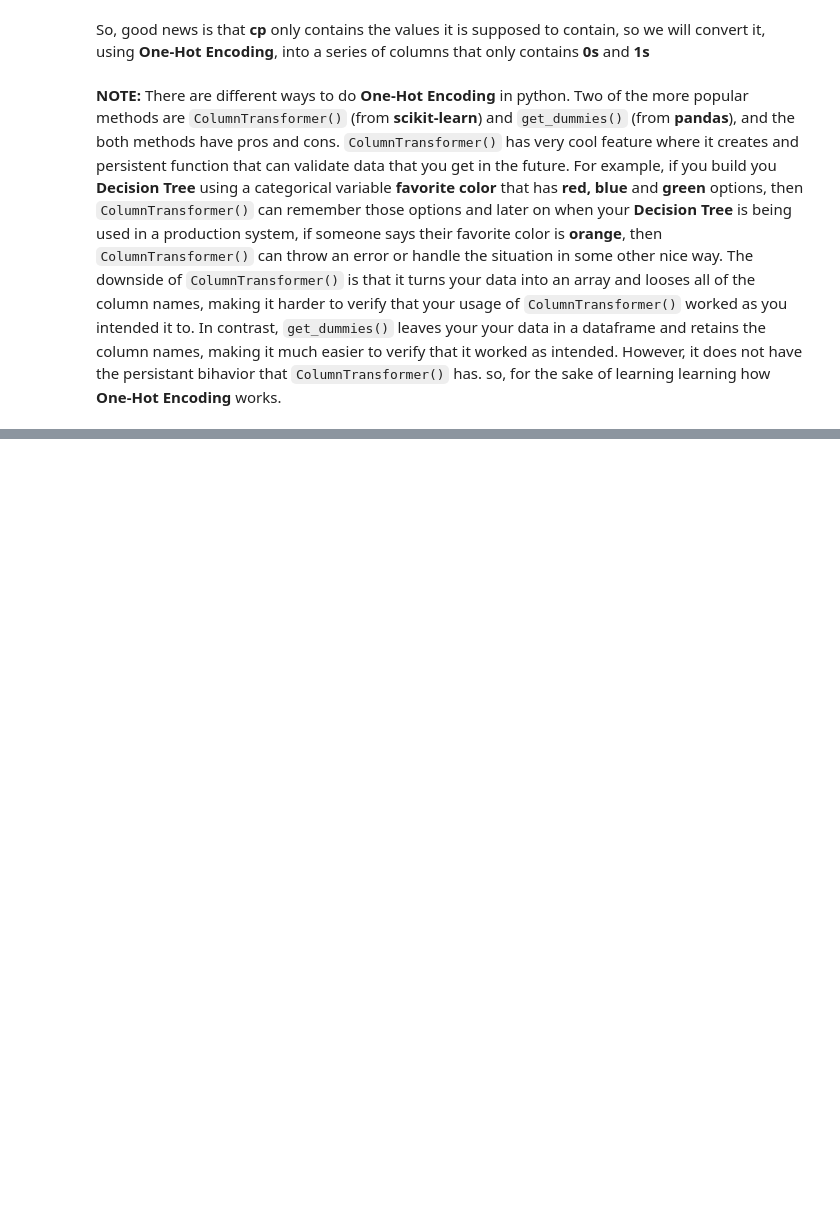
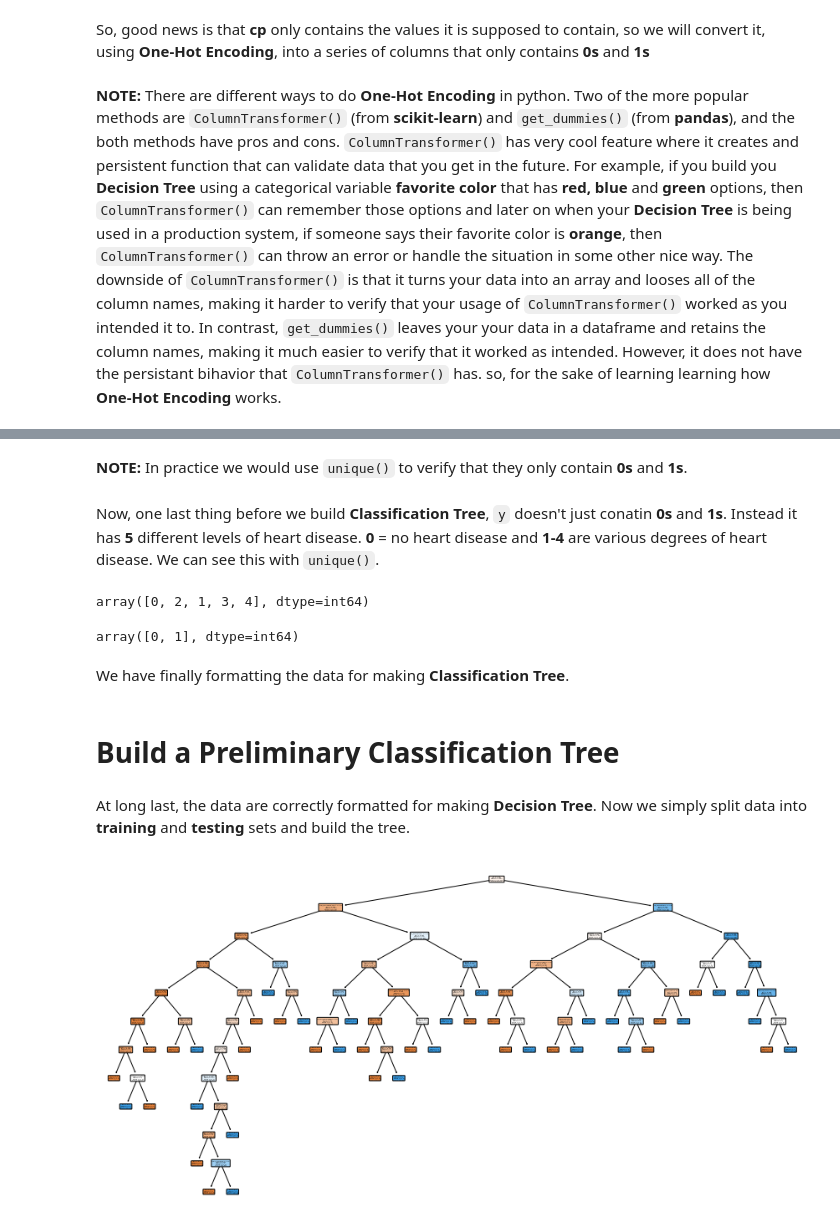
Before and after one commit to SoroushGhaderi/Decision_Trees_From_Start_to_Finish, a Jupyter notebook: Decision_Trees_Classification.ipynb, the cells around one changed output, grey strips where cells are left out. Cells and saved outputs as stored; diff of their text form; code cells hidden in the pictures; blank space fills up the shorter version.

Commit message:
decision tree and visualization

```diff
--- a/Decision_Trees_Classification.ipynb
+++ b/Decision_Trees_Classification.ipynb
@@ -334,0 +326,6 @@ Name: cp, Length: 297, dtype: object
+# %%
+# map numbers with actual values, replace is another option for this
+X["cp"] = X["cp"].map(cp_dict)
+X["restecg"] = X["restecg"].map(restecg_dict)
+X["slope"] = X["slope"].map(slope_dict)
+X["thal"] = X["thal"].map(thal_dict)
@@ -334,0 +345,3 @@ Name: cp, Length: 297, dtype: object
+# %%
+X_encoded = pd.get_dummies(X, columns=["cp", "restecg", "slope", "thal"])
+X_encoded.head()
@@ -334,0 +358,33 @@ Name: cp, Length: 297, dtype: object
+# %% [markdown]
+**NOTE:** In practice we would use `unique()` to verify that they only contain **0s** and **1s**.
+# %% [markdown]
+Now, one last thing before we build **Classification Tree**, `y` doesn't just conatin **0s** and **1s**. Instead it has **5** different levels of heart disease. **0** = no heart disease and **1-4** are various degrees of heart disease. We can see this with `unique()`.
+# %%
+y.unique()
+# %% [output]
+array([0, 2, 1, 3, 4], dtype=int64)
+# %%
+y = y.where(cond = (y == 0), other = 1) # find where y not equal to 0 we can do this with Series.mask() function like this
+y.unique() # check unique values of y column
+# %% [output]
+array([0, 1], dtype=int64)
+# %% [markdown]
+We have finally formatting the data for making **Classification Tree**.
+# %% [markdown]
+# Build a Preliminary Classification Tree
+# %% [markdown]
+At long last, the data are correctly formatted for making **Decision Tree**. Now we simply split data into **training** and **testing** sets and build the tree.
+# %%
+# split the data into taining and testing datasets
+X_train, X_test, y_train, y_test = train_test_split(X_encoded, y, random_state = 42)
+
+# create decision tree and fit it to the training data
+clf_dt = DecisionTreeClassifier(random_state = 42)
+clf_dt = clf_dt.fit(X_train, y_train)
+# %%
+plt.figure(figsize = (15, 7.5))
+plot_tree(clf_dt, filled= True, rounded= True, class_names=["No HD", "Yes HD"],
+          feature_names= X_encoded.columns)
+plt.show()
+# %% [output]
+[figure, added]
```
Also changed, not shown: parts of 14 cells of this notebook, 1 other file.
